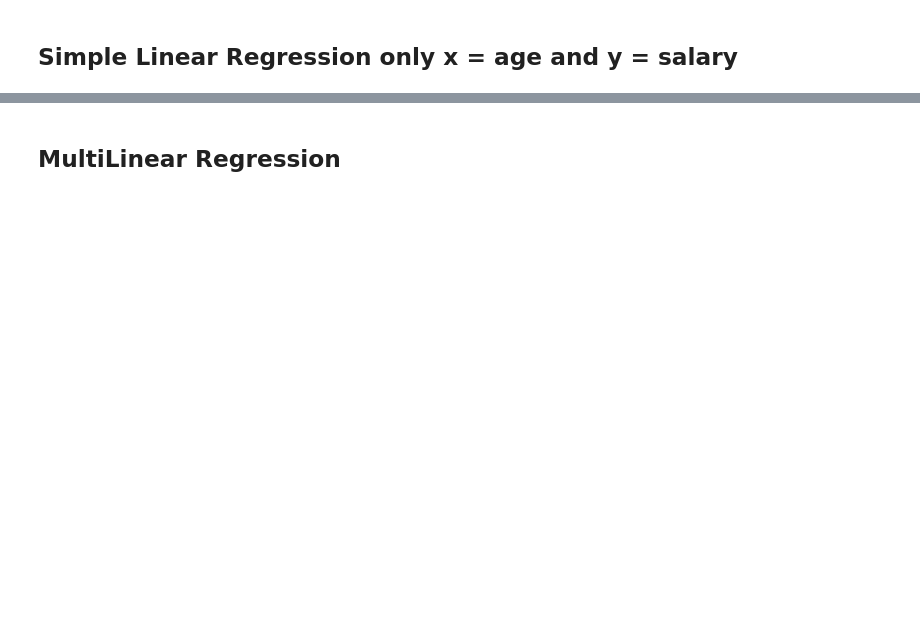
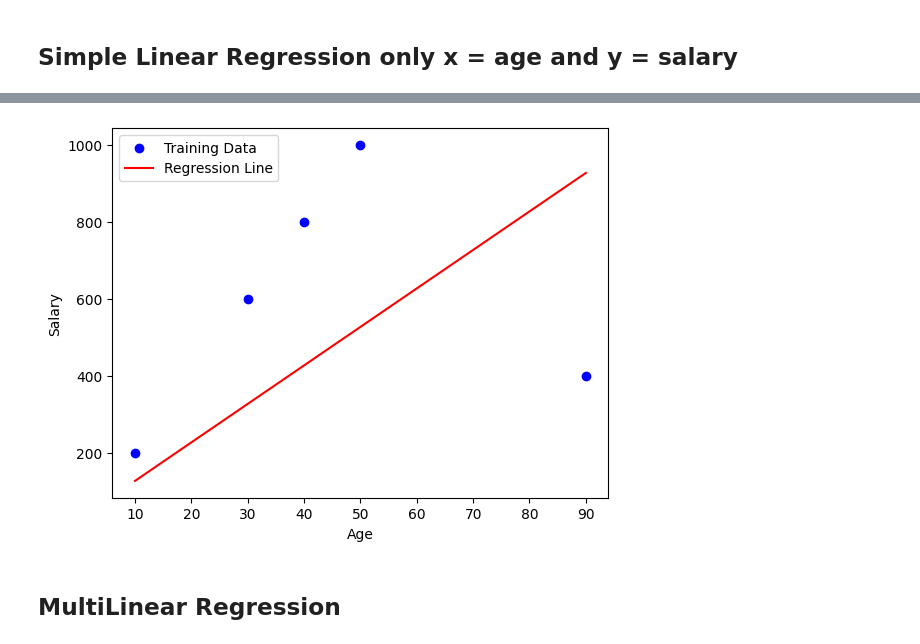
Before and after one commit to NIDHARSAN-V/DS_Practice, a Jupyter notebook: HandsOn/LinearRegression/app.ipynb, the cells around one changed output, grey strips where cells are left out. Cells and saved outputs as stored; diff of their text form; code cells hidden in the pictures; blank space fills up the shorter version.

```diff
--- a/HandsOn/LinearRegression/app.ipynb
+++ b/HandsOn/LinearRegression/app.ipynb
@@ -85,0 +97,90 @@ predict(45)
+# %%
+import random
+import matplotlib.pyplot as plt
+
+x_age = [10, 20, 30, 40, 50, 60, 90]
+y_salary = [200, 400, 600, 800, 1000, 1200, 400]
+
+
+def split_data(x, y, test_ratio=0.3):
+
+    total = len(x)
+    test_size = int(total * test_ratio)
+    train_size = total - test_size
+
+    train_index = random.sample(range(total), train_size)
+
+    x_train = []
+    y_train = []
+
+    for i in train_index:
+        x_train.append(x[i])
+        y_train.append(y[i])
+
+    x_test = []
+    y_test = []
+
+    for i in range(total):
+        if i not in train_index:
+            x_test.append(x[i])
+            y_test.append(y[i])
+
+    return x_train, y_train, x_test, y_test
+
+
+def gradient_descent(x, y, lr=0.0001, epochs=1000):
+
+    m = 0
+    c = 0
+    n = len(x)
+
+    for epoch in range(epochs):
+
+        dm = 0
+        dc = 0
+
+        for i in range(n):
+            y_pred = m * x[i] + c
+            error = y[i] - y_pred
+
+            dm += (-2/n) * x[i] * error
+            dc += (-2/n) * error
+
+        m = m - lr * dm
+        c = c - lr * dc
+
+        if epoch % 100 == 0:
+            loss = 0
+            for i in range(n):
+                loss += (y[i] - (m * x[i] + c)) ** 2
+            loss = loss / n
+            print("Epoch", epoch, "| Loss:", round(loss, 2))
+
+    return m, c
+
+
+def mean_squared_error(x_test, y_test, m, c):
+
+    total = 0
+
+    for i in range(len(x_test)):
+        total += (y_test[i] - (m * x_test[i] + c)) ** 2
+
+    return total / len(x_test)
+
+
+def predict(age, m, c):
+    return m * age + c
+
+
+x_train, y_train, x_test, y_test = split_data(x_age, y_salary)
+
+m, c = gradient_descent(x_train, y_train)
+
+print("Final m, c:", m, c)
+
+mse = mean_squared_error(x_test, y_test, m, c)
+print("Test MSE:", mse)
+
+print("Prediction for age 45:", predict(45, m, c))
+# %% [output]
@@ -86,2 +200,3 @@ predict(45)
+[figure, added]
 # %% [markdown]
 ## MultiLinear Regression
```
Also changed, not shown: parts of 13 cells of this notebook, 1 other file.
